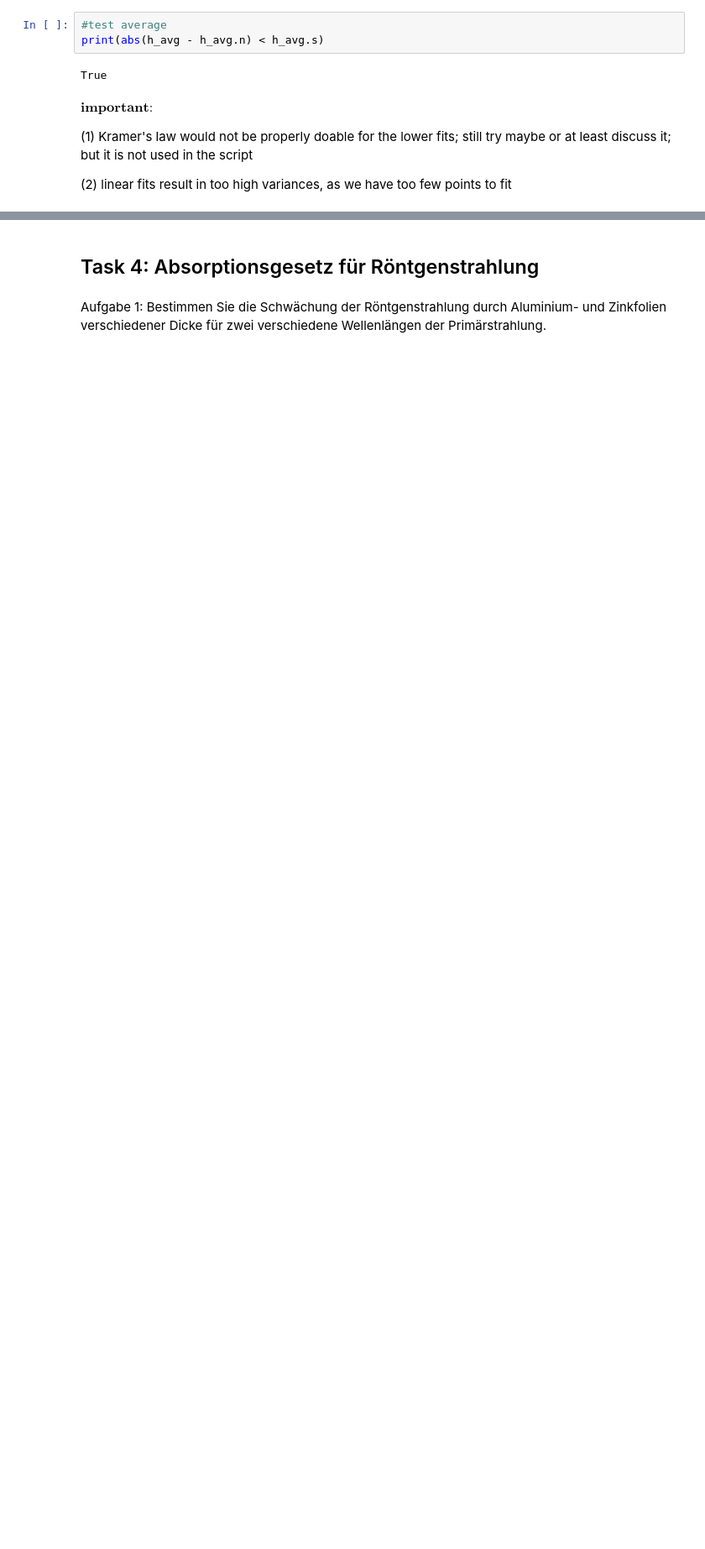
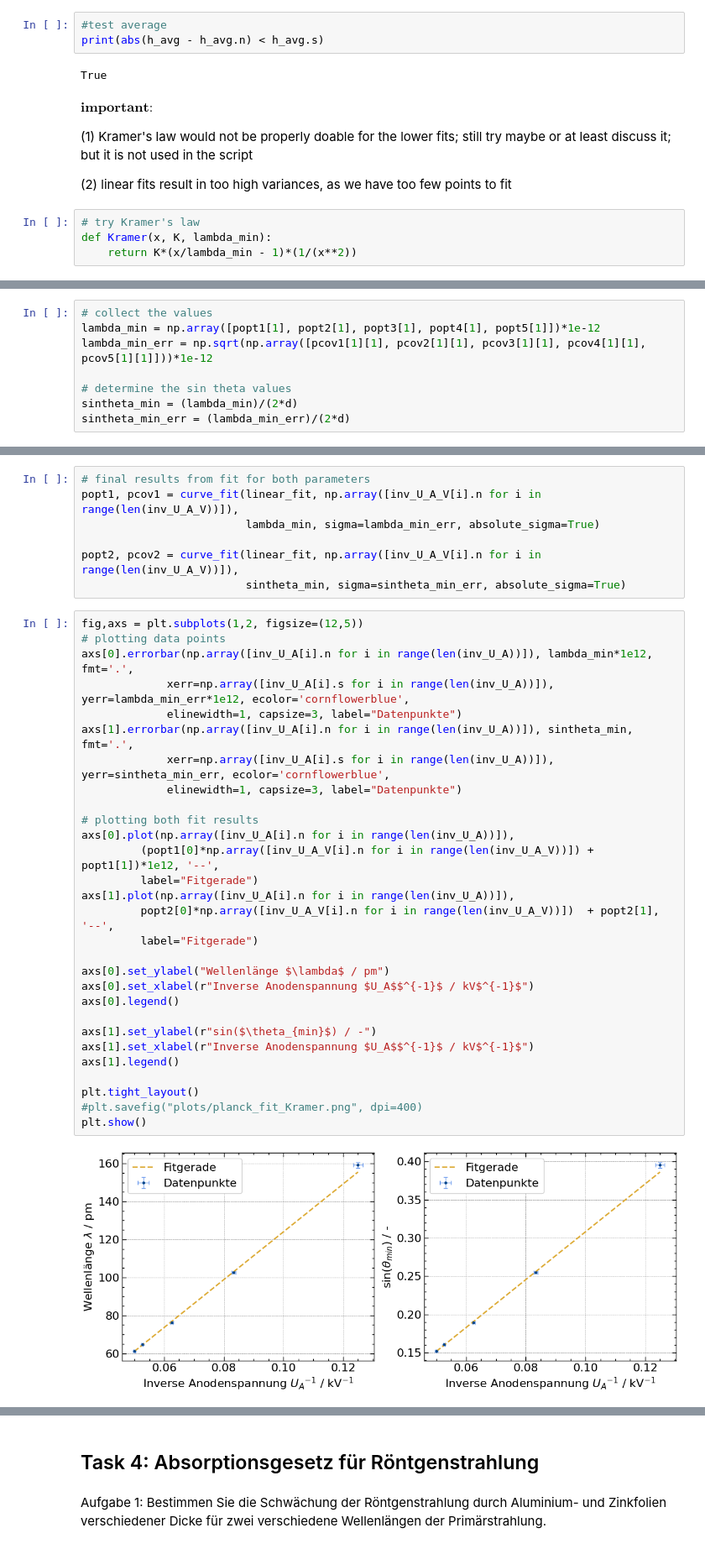
Before and after one commit to KemalOenen/advanced_labcourse, a Jupyter notebook: E130/data_analysis.ipynb, the cells around one changed output, grey strips where cells are left out. Shown at 84% size. Cells and saved outputs as stored; diff of their text form; blank space fills up the shorter version.

```diff
--- a/E130/data_analysis.ipynb
+++ b/E130/data_analysis.ipynb
@@ -452,3 +465,7 @@ $\textbf{important:}$
 (1) Kramer's law would not be properly doable for the lower fits; still try maybe or at least discuss it; but it is not used in the script
 
 (2) linear fits result in too high variances, as we have too few points to fit
+# %%
+# try Kramer's law
+def Kramer(x, K, lambda_min):
+    return K*(x/lambda_min - 1)*(1/(x**2))
@@ -454,0 +567,8 @@ $\textbf{important:}$
+# %%
+# collect the values
+lambda_min = np.array([popt1[1], popt2[1], popt3[1], popt4[1], popt5[1]])*1e-12
+lambda_min_err = np.sqrt(np.array([pcov1[1][1], pcov2[1][1], pcov3[1][1], pcov4[1][1], pcov5[1][1]]))*1e-12
+
+# determine the sin theta values
+sintheta_min = (lambda_min)/(2*d)
+sintheta_min_err = (lambda_min_err)/(2*d)
@@ -454,0 +583,38 @@ $\textbf{important:}$
+# %%
+# final results from fit for both parameters
+popt1, pcov1 = curve_fit(linear_fit, np.array([inv_U_A_V[i].n for i in range(len(inv_U_A_V))]),
+                         lambda_min, sigma=lambda_min_err, absolute_sigma=True)
+
+popt2, pcov2 = curve_fit(linear_fit, np.array([inv_U_A_V[i].n for i in range(len(inv_U_A_V))]),
+                         sintheta_min, sigma=sintheta_min_err, absolute_sigma=True)
+# %%
+fig,axs = plt.subplots(1,2, figsize=(12,5))
+# plotting data points
+axs[0].errorbar(np.array([inv_U_A[i].n for i in range(len(inv_U_A))]), lambda_min*1e12, fmt='.',
+             xerr=np.array([inv_U_A[i].s for i in range(len(inv_U_A))]), yerr=lambda_min_err*1e12, ecolor='cornflowerblue',
+             elinewidth=1, capsize=3, label="Datenpunkte")
+axs[1].errorbar(np.array([inv_U_A[i].n for i in range(len(inv_U_A))]), sintheta_min, fmt='.',
+             xerr=np.array([inv_U_A[i].s for i in range(len(inv_U_A))]), yerr=sintheta_min_err, ecolor='cornflowerblue',
+             elinewidth=1, capsize=3, label="Datenpunkte")
+
+# plotting both fit results
+axs[0].plot(np.array([inv_U_A[i].n for i in range(len(inv_U_A))]),
+         (popt1[0]*np.array([inv_U_A_V[i].n for i in range(len(inv_U_A_V))]) + popt1[1])*1e12, '--',
+         label="Fitgerade")
+axs[1].plot(np.array([inv_U_A[i].n for i in range(len(inv_U_A))]),
+         popt2[0]*np.array([inv_U_A_V[i].n for i in range(len(inv_U_A_V))])  + popt2[1], '--',
+         label="Fitgerade")
+
+axs[0].set_ylabel("Wellenlänge $\lambda$ / pm")
+axs[0].set_xlabel(r"Inverse Anodenspannung $U_A$$^{-1}$ / kV$^{-1}$")
+axs[0].legend()
+
+axs[1].set_ylabel(r"sin($\theta_{min}$) / -")
+axs[1].set_xlabel(r"Inverse Anodenspannung $U_A$$^{-1}$ / kV$^{-1}$")
+axs[1].legend()
+
+plt.tight_layout()
+#plt.savefig("plots/planck_fit_Kramer.png", dpi=400)
+plt.show()
+# %% [output]
+[figure, added]
```
Also changed, not shown: parts of 19 cells of this notebook, 7 other files.
